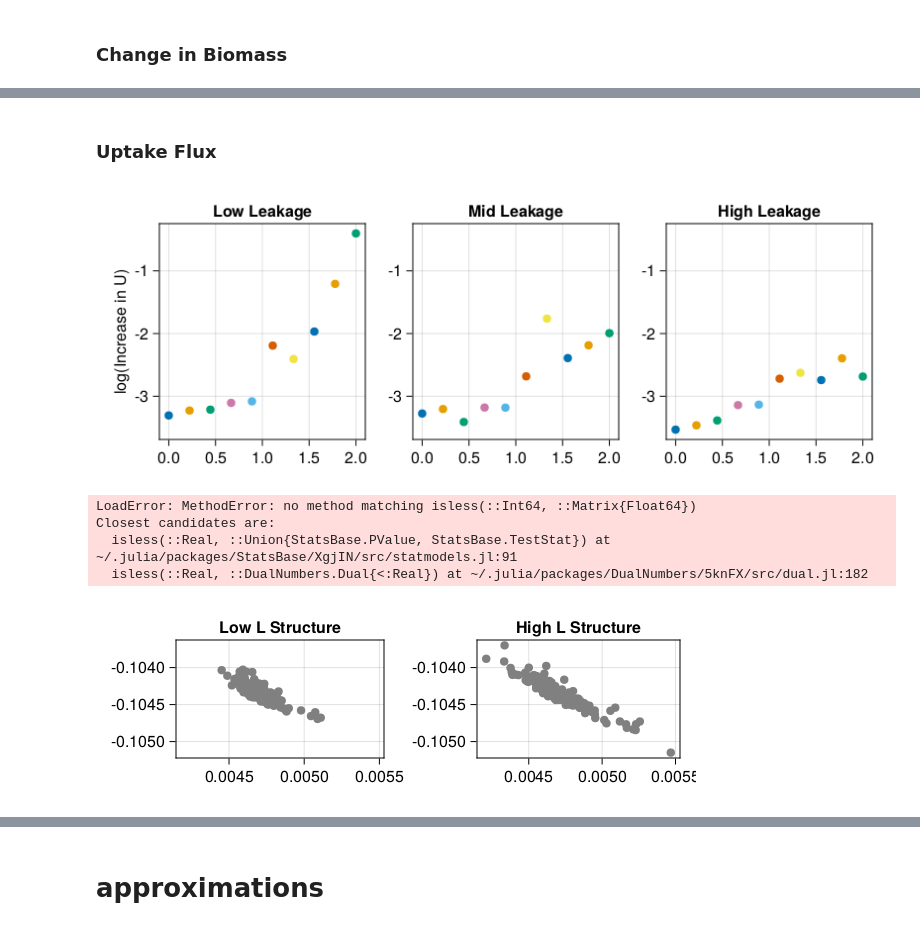
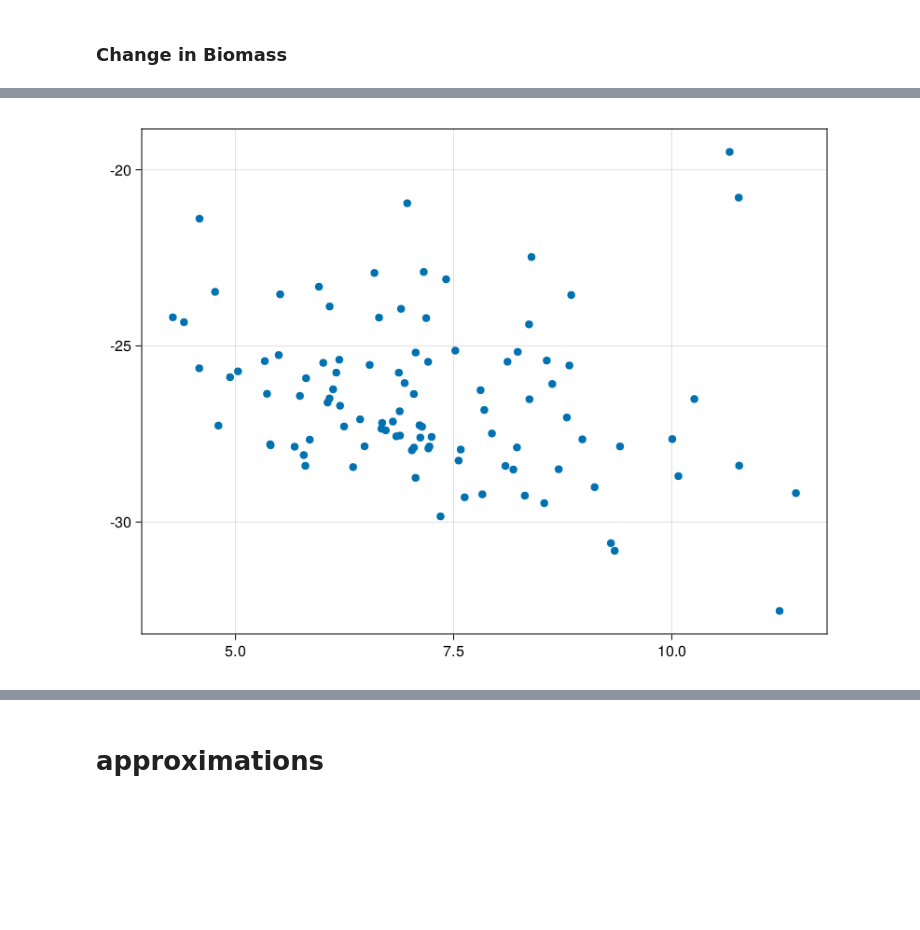
Before and after one commit to CleggTom/chemicalstressors, a Jupyter notebook: notebooks/detox_stress_model.ipynb, the cells around one changed output, grey strips where cells are left out. Saved outputs shown, nothing was run; the diff lists cells and outputs as text; code cells hidden in the pictures; blank space fills up the shorter version.

```diff
--- a/notebooks/detox_stress_model.ipynb
+++ b/notebooks/detox_stress_model.ipynb
@@ -493,57 +463,4 @@ f
-# %% [markdown]
-### Uptake Flux
-# %%
-f = Figure(resolution = (800,300))
-ax = [Axis(f[1,i], ) for i = 1:3]
-[ax[i].title = string(["Low","Mid","High"][i]," Leakage") for i = 1:3]
-ax[1].ylabel = "log(Increase in U)"
-
-
-for u = 1:N_u
-    for l = 1:N_λ
-        ΔU_plt = -ΔU[:,u,l,4]
-        filter!(x -> x > 0, ΔU_plt)
-        ΔU_plt = log.(ΔU_plt)
-
-        #mean
-        scatter!(ax[l], u_vec[u], mean(ΔU_plt))
-
-        #error
-        # lb = (mean(ΔU_plt) - quantile(ΔU_plt,0.05))
-        # ub = (quantile(ΔU_plt,0.95) - mean(ΔU_plt))
-
-         # errorbars!(ax[l], u_vec[u], (mean(ΔU_plt)),[lb],[ub],color = "red")
-    end
-end
-
-linkaxes!(ax...)
-
-f
-# %% [output]
-[figure, removed]
-# %%
-log_2(x) = x >= 0 ? log(x) : log(0)
-
-series(log_2(ΔR[:,1,1,:]), solid_color = "black")
-# %% [output]
-LoadError: MethodError: no method matching isless(::Int64, ::Matrix{Float64})
-Closest candidates are:
-  isless(::Real, ::Union{StatsBase.PValue, StatsBase.TestStat}) at ~/.julia/packages/StatsBase/XgjIN/src/statmodels.jl:91
-  isless(::Real, ::DualNumbers.Dual{<:Real}) at ~/.julia/packages/DualNumbers/5knFX/src/dual.jl:182
-# %%
-us_vec = range(0, 2, length = N_u)
-
-f = Figure(resolution = (600,200))
-ax1 = Axis(f[1,1], title = "Low L Structure")
-ax2 = Axis(f[1,2], title = "High L Structure")
-
-# for u = 1:N_u
-    scatter!(ax1, ΔR[:,:,1,1,1][:], ΔC[:,:,1,1,1][:], width = 0.1, color = "grey")
-    scatter!(ax2, ΔR[:,:,2,1,1][:], ΔC[:,:,2,1,1][:], width = 0.1, color = "grey")
-# end
-
-linkaxes!(ax1,ax2)
-
-f
-# %% [output]
-[figure, removed]
+# %%
+scatter(ΔR[:,end,3,4][:], ΔC[:,end,3,4][:])
+# %% [output]
+[figure, added]
```
Also changed, not shown: parts of 42 cells of this notebook, 20 other files.
